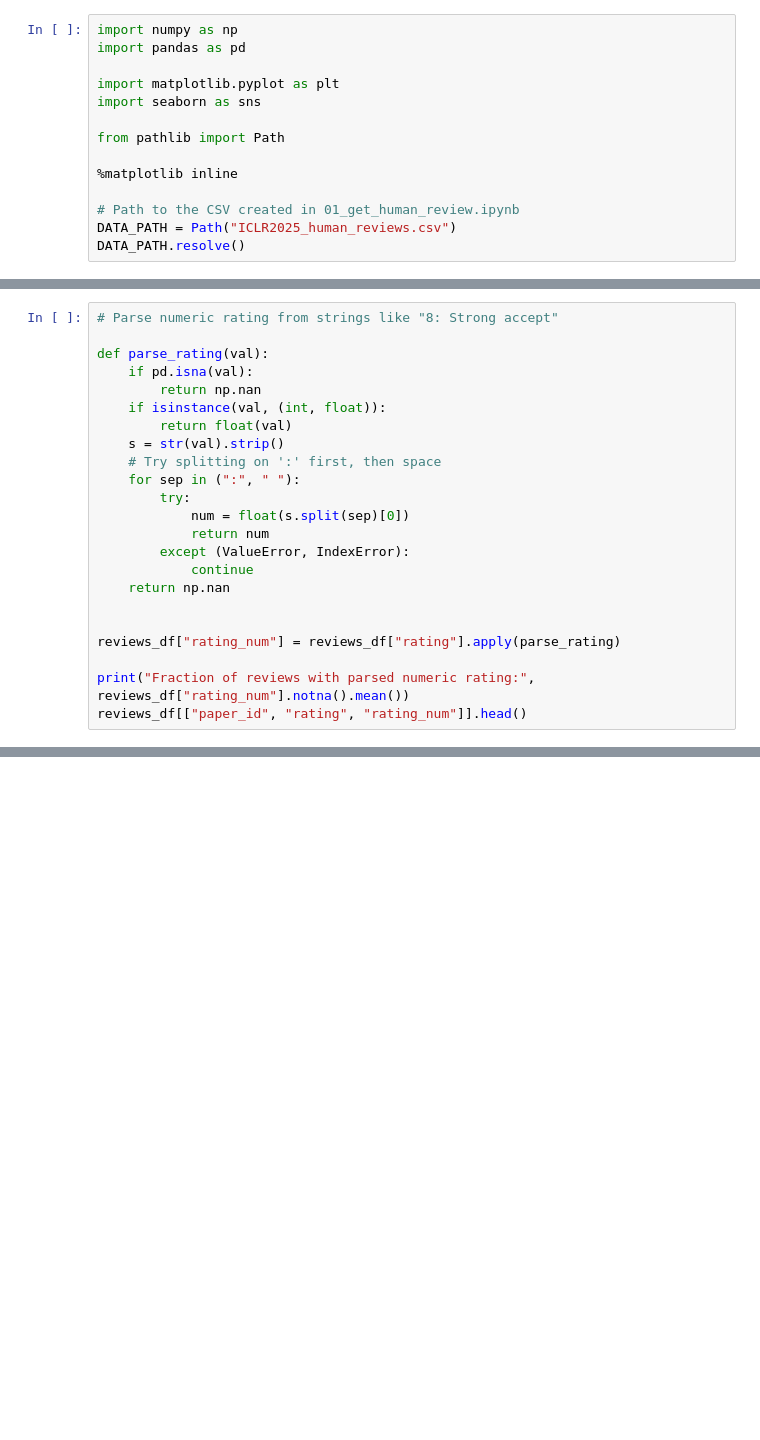
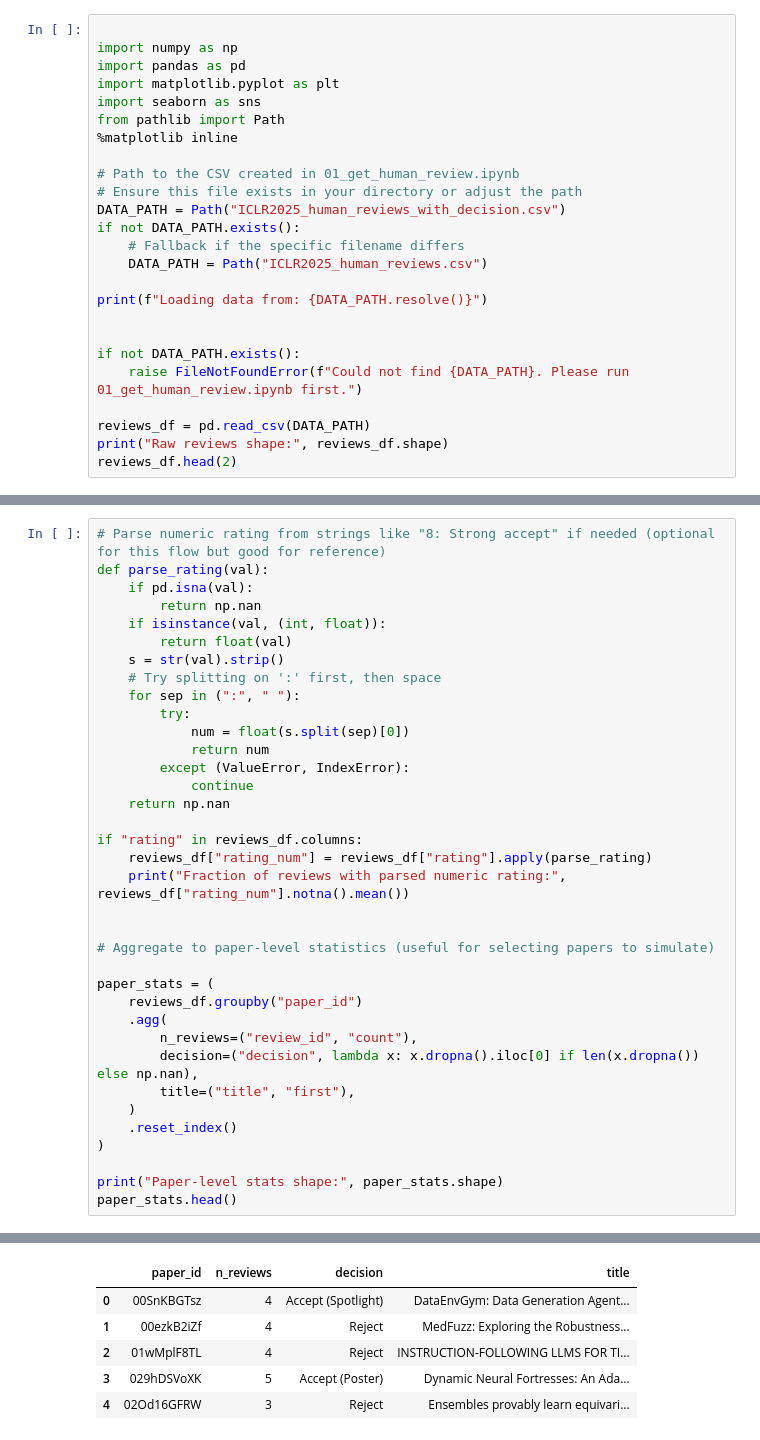
Before and after one commit to ruishi-chen/GABM_peer_review, a Jupyter notebook: 02_setup_simulation.ipynb, the cells around one changed output, grey strips where cells are left out. Cells and saved outputs as stored; diff of their text form; blank space fills up the shorter version.

```diff
--- a/02_setup_simulation.ipynb
+++ b/02_setup_simulation.ipynb
@@ -9,15 +12,26 @@ By changing the fraction of agent reviewers, we can study how simulated **accept
 # %%
+
 import numpy as np
 import pandas as pd
-
 import matplotlib.pyplot as plt
 import seaborn as sns
-
 from pathlib import Path
-
 %matplotlib inline
 
 # Path to the CSV created in 01_get_human_review.ipynb
-DATA_PATH = Path("ICLR2025_human_reviews.csv")
-DATA_PATH.resolve()
+# Ensure this file exists in your directory or adjust the path
+DATA_PATH = Path("ICLR2025_human_reviews_with_decision.csv")
+if not DATA_PATH.exists():
+    # Fallback if the specific filename differs
+    DATA_PATH = Path("ICLR2025_human_reviews.csv")
+
+print(f"Loading data from: {DATA_PATH.resolve()}")
+
+
+if not DATA_PATH.exists():
+    raise FileNotFoundError(f"Could not find {DATA_PATH}. Please run 01_get_human_review.ipynb first.")
+
+reviews_df = pd.read_csv(DATA_PATH)
+print("Raw reviews shape:", reviews_df.shape)
+reviews_df.head(2)
 # %% [output]
@@ -35,6 +58,5 @@ reviews_df.head()
 # %%
-# Parse numeric rating from strings like "8: Strong accept"
-
+# Parse numeric rating from strings like "8: Strong accept" if needed (optional for this flow but good for reference)
 def parse_rating(val):
     if pd.isna(val):
         return np.nan
@@ -50,8 +72,23 @@ def parse_rating(val):
             continue
     return np.nan
 
+if "rating" in reviews_df.columns:
+    reviews_df["rating_num"] = reviews_df["rating"].apply(parse_rating)
+    print("Fraction of reviews with parsed numeric rating:", reviews_df["rating_num"].notna().mean())
 
-reviews_df["rating_num"] = reviews_df["rating"].apply(parse_rating)
 
-print("Fraction of reviews with parsed numeric rating:", reviews_df["rating_num"].notna().mean())
-reviews_df[["paper_id", "rating", "rating_num"]].head()
+# Aggregate to paper-level statistics (useful for selecting papers to simulate)
+
+paper_stats = (
+    reviews_df.groupby("paper_id")
+    .agg(
+        n_reviews=("review_id", "count"),
+        decision=("decision", lambda x: x.dropna().iloc[0] if len(x.dropna()) else np.nan),
+        title=("title", "first"),
+    )
+    .reset_index()
+)
+
+print("Paper-level stats shape:", paper_stats.shape)
+paper_stats.head()
+# %% [output]
@@ -57,0 +96,6 @@ reviews_df[["paper_id", "rating", "rating_num"]].head()
+|  | paper_id | n_reviews | decision | title |
+| 0 | 00SnKBGTsz | 4 | Accept (Spotlight) | DataEnvGym: Data Generation Agent... |
+| 1 | 00ezkB2iZf | 4 | Reject | MedFuzz: Exploring the Robustness... |
+| 2 | 01wMplF8TL | 4 | Reject | INSTRUCTION-FOLLOWING LLMS FOR TI... |
+| 3 | 029hDSVoXK | 5 | Accept (Poster) | Dynamic Neural Fortresses: An Ada... |
+| 4 | 02Od16GFRW | 3 | Reject | Ensembles provably learn equivari... |
```
Also changed, not shown: parts of 30 cells of this notebook, 1 other file.
